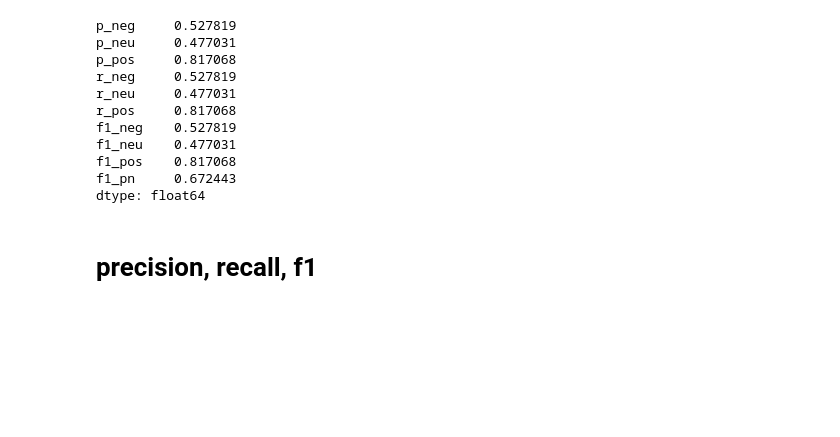
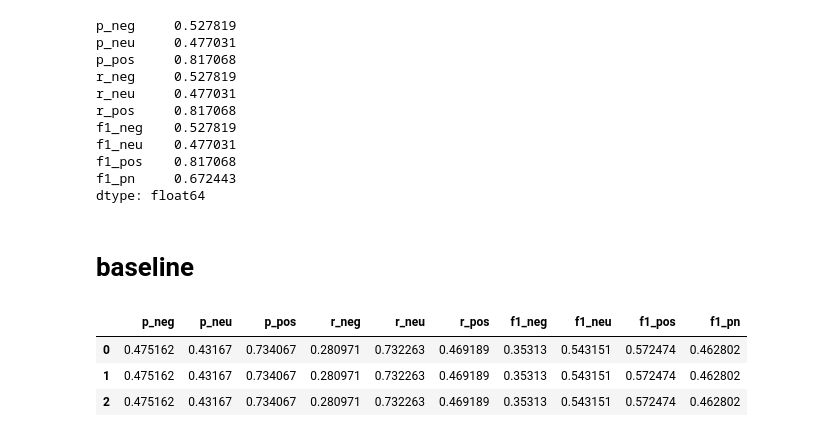
Before and after one commit to BattleBunny/tm-project, a Jupyter notebook: data_processing/results_processing.ipynb, the cells around one changed output. Saved outputs shown, nothing was run; the diff lists cells and outputs as text; code cells hidden in the pictures; blank space fills up the shorter version.

```diff
--- a/data_processing/results_processing.ipynb
+++ b/data_processing/results_processing.ipynb
@@ -175,4 +175,4 @@ f1_pos    0.817068
 f1_pn     0.672443
 dtype: float64
 # %% [markdown]
-<h1> precision, recall, f1 </h1>
+<h1> baseline </h1>
@@ -178,0 +193,7 @@ dtype: float64
+# %%
+df_baseline_eval
+# %% [output]
+|  | p_neg | p_neu | p_pos | r_neg | r_neu | r_pos | f1_neg | f1_neu | f1_pos | f1_pn |
+| 0 | 0.475162 | 0.43167 | 0.734067 | 0.280971 | 0.732263 | 0.469189 | 0.35313 | 0.543151 | 0.572474 | 0.462802 |
+| 1 | 0.475162 | 0.43167 | 0.734067 | 0.280971 | 0.732263 | 0.469189 | 0.35313 | 0.543151 | 0.572474 | 0.462802 |
+| 2 | 0.475162 | 0.43167 | 0.734067 | 0.280971 | 0.732263 | 0.469189 | 0.35313 | 0.543151 | 0.572474 | 0.462802 |
```
Also changed, not shown: parts of 4 cells of this notebook, 1 other file.
